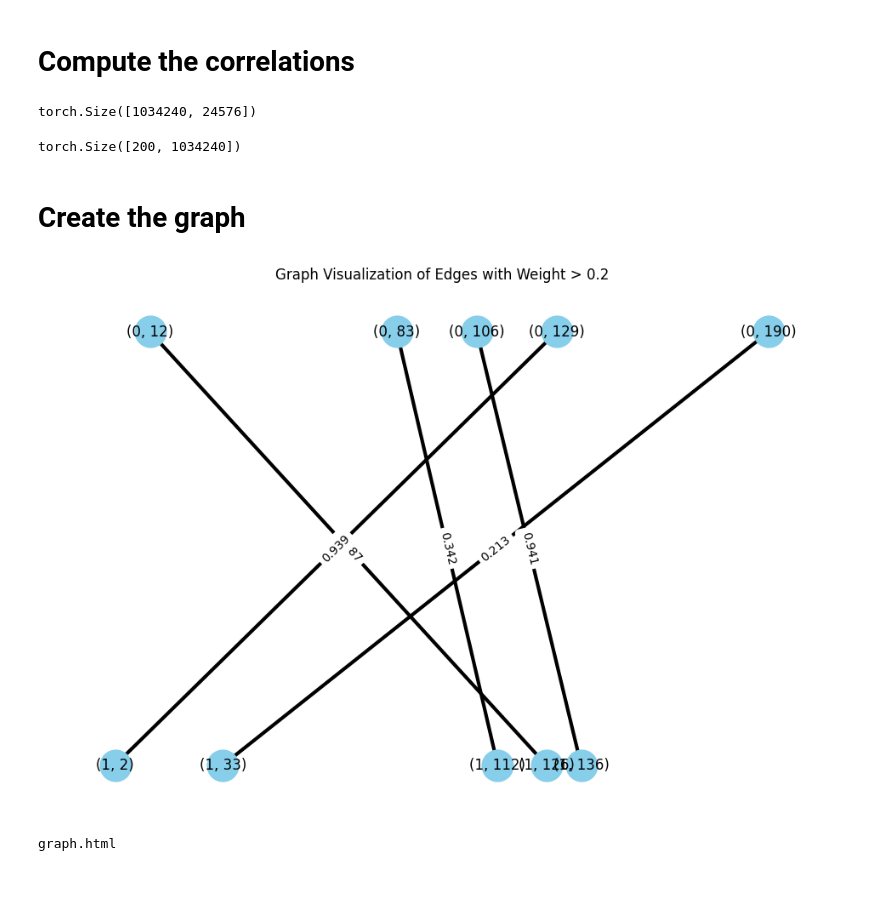
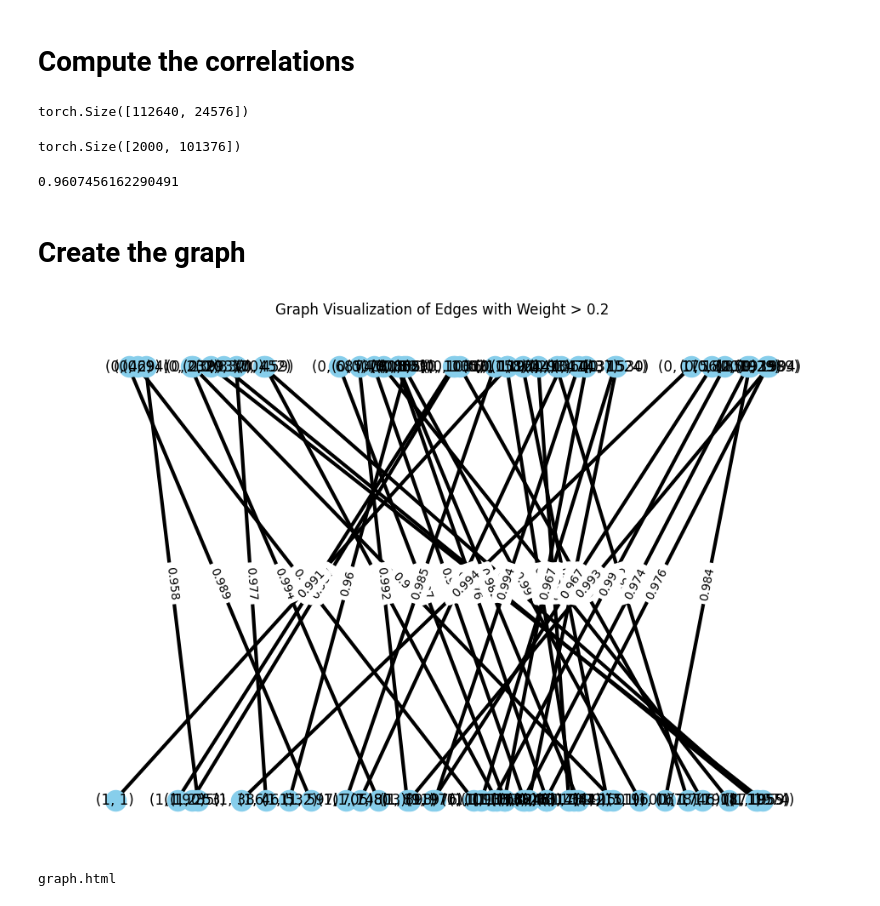
Before and after one commit to yahiaelgamal/hack_features, a Jupyter notebook: hack1.ipynb, the cells around one changed output. Drawn from its saved outputs; the diff is of its cells as text; code cells hidden in the pictures.

```diff
--- a/hack1.ipynb
+++ b/hack1.ipynb
@@ -94,7 +94,7 @@ Using Ghost Grads.
 # %% [markdown]
 # Collect SAE feature activations
 # %%
-def get_feature_activation_table(sae, dataloader=dataloader, batches=100):
+def get_feature_activation_table(sae, dataloader=dataloader, batches=10):
     layer = sae.cfg.hook_point_layer
     big_feature_activation_table = []
     sae.eval()  # prevents error if we're expecting a dead neuron mask for who grads
@@ -106,7 +106,7 @@ def get_feature_activation_table(sae, dataloader=dataloader, batches=100):
                 cache[sae.cfg.hook_point]
             )
             del cache
-            big_feature_activation_table.append(feature_acts.view(-1, n_features).cpu())
+            big_feature_activation_table.append(feature_acts[:, 1:, :].reshape(-1, n_features).cpu())
         if i==batches:
             break
     # for _ in tqdm(range(batches), desc=f"Getting activations for layer {layer}"):
@@ -138,9 +145,9 @@ Text(0, 0.5, 'Histogram over total of 24576 features\nCut at x<100 because we wa
 # %%
 feature_activation_table_9.shape
 # %% [output]
-torch.Size([1034240, 24576])
+torch.Size([112640, 24576])
 # %%
-cutoff = 200 #instead of 25k, for testing. 10k takes abour 20 seconds
+cutoff = n_features #instead of 25k, for testing. 10k takes abour 20 seconds
 a = feature_activation_table_8.T[:cutoff]
 b = feature_activation_table_9.T[:cutoff]
 print(a.shape)
@@ -148,10 +155,17 @@ print(a.shape)
 # Compute the 20x20 correlation matrix using numpy
 correlation_matrix = np.corrcoef(a,b)[:cutoff,cutoff:]
 
-#plt.matshow(correlation_matrix)
-#plt.colorbar()
+# correlation_matrix[layer8-feature-index, layer9-feature-index]
 # %% [output]
-torch.Size([200, 1034240])
+torch.Size([2000, 101376])
+# %%
+# Replace NAN with 0
+correlation_matrix = np.nan_to_num(correlation_matrix)
+np.savetxt("correlation_matrix.csv", correlation_matrix, delimiter=",")
+# %%
+correlation_matrix[2, 342]
+# %% [output]
+0.9607456162290491
 # %%
 edges = []
 for i in range(correlation_matrix.shape[0]):
@@ -162,36 +176,36 @@ for i in range(correlation_matrix.shape[0]):
 # %%
 import networkx as nx
 import matplotlib.pyplot as plt
 
 def plot_layered_graph(edges):
     # Create a graph object
     G = nx.Graph()
 
     # Add edges to the graph, nodes are automatically added
     for (u, v, w) in edges:
-        if w > 0.2:
+        if w > 0.95:
             G.add_edge(u, v, weight=w)
 
     # Define position layout based on the node labels (layer, feature)
     pos = {node: (node[1], -node[0]) for node in G.nodes()}  # Invert y to have layer 1 on top if desired
 
     # Draw the graph
     plt.figure(figsize=(12, 8))
-    nx.draw_networkx_nodes(G, pos, node_size=700, node_color='skyblue')
+    nx.draw_networkx_nodes(G, pos, node_size=300, node_color='skyblue')
     nx.draw_networkx_edges(G, pos, width=3)
     edge_labels = {(u, v): round(w, 3) for u, v, w in G.edges(data='weight')}
     nx.draw_networkx_edge_labels(G, pos, edge_labels=edge_labels)
     nx.draw_networkx_labels(G, pos)
 
     # Set plot options
     plt.title('Graph Visualization of Edges with Weight > 0.2')
     plt.axis('off')  # Hide axes
     plt.show()
 
 plot_layered_graph(edges)
 # 2, 129
 # %% [output]
-[figure, old version]
+[figure, new version]
 # %%
 from pyvis.network import Network
 
```
Also changed, not shown: parts of 2 cells of this notebook.
